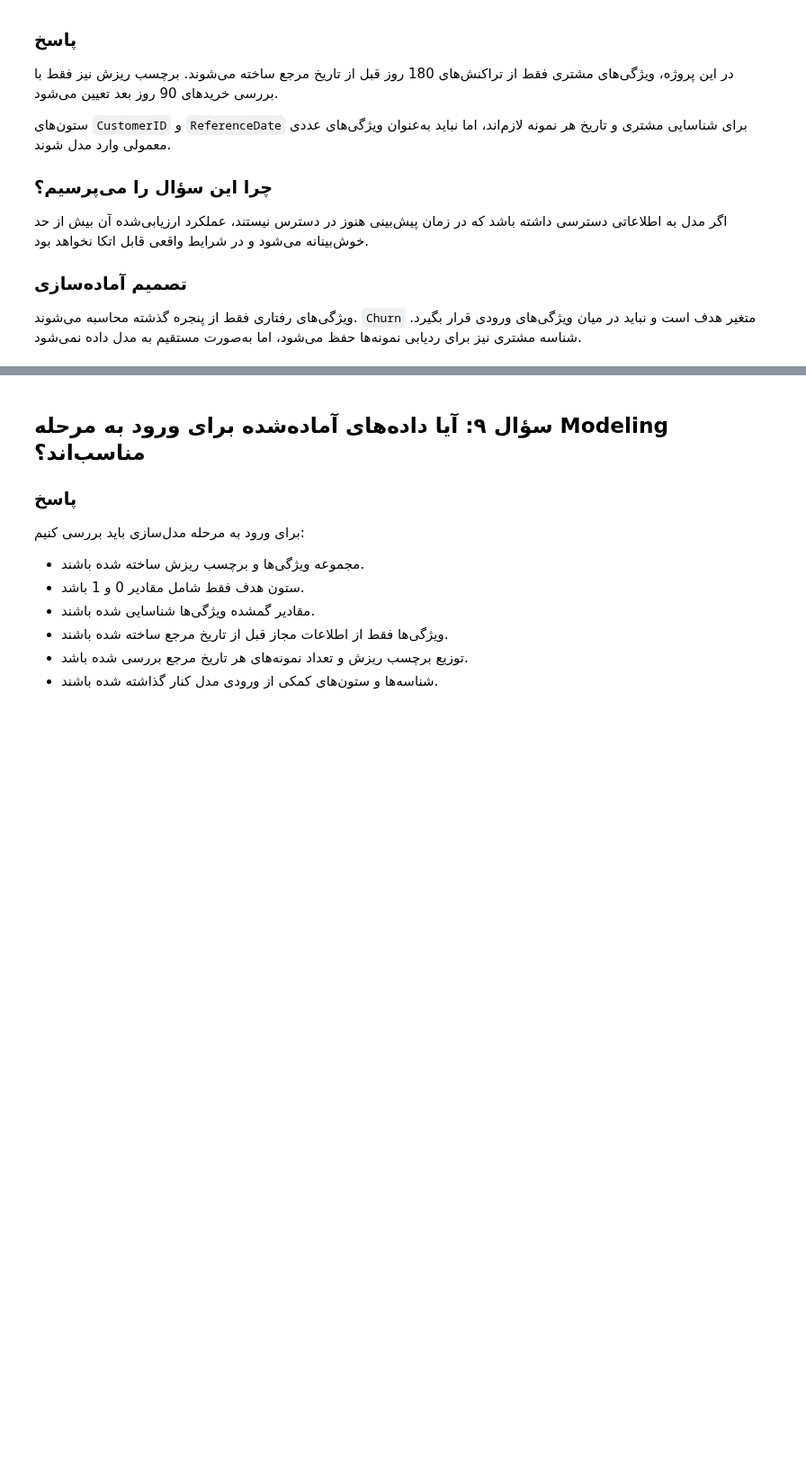
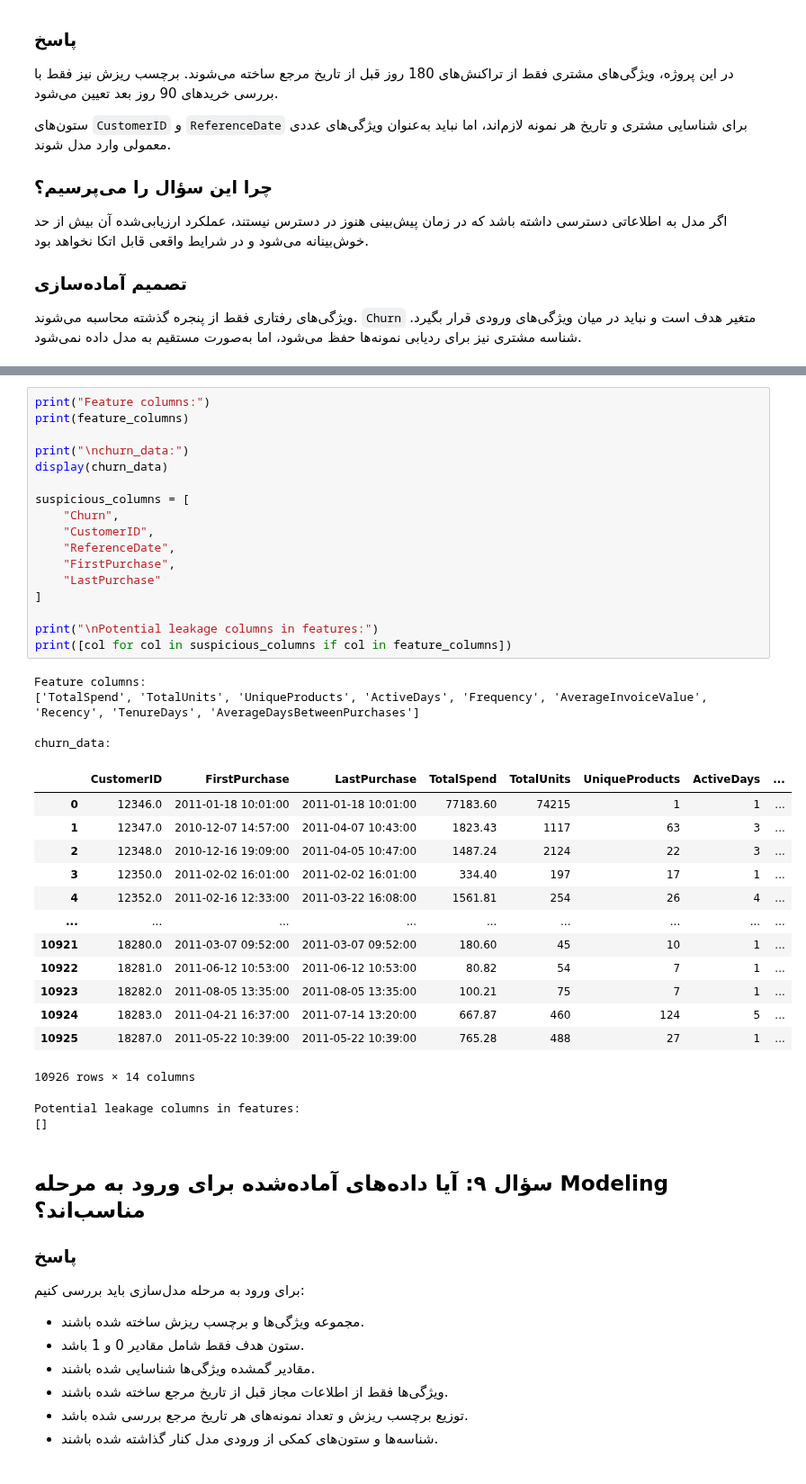
Before and after one commit to YaldaAhmadian/Online-Shop, a Jupyter notebook: 002.DataPrepration/DataPrepration.ipynb, the cells around one changed output, grey strips where cells are left out. Shown at 90% size. Drawn from its saved outputs; the diff is of its cells as text; blank space fills up the shorter version.

```diff
--- a/002.DataPrepration/DataPrepration.ipynb
+++ b/002.DataPrepration/DataPrepration.ipynb
@@ -572,6 +596,43 @@ Churn
 Features contain target: False
 Features contain CustomerID: False
 Features contain ReferenceDate: False
+# %%
+print("Feature columns:")
+print(feature_columns)
+
+print("\nchurn_data:")
+display(churn_data)
+
+suspicious_columns = [
+    "Churn",
+    "CustomerID",
+    "ReferenceDate",
+    "FirstPurchase",
+    "LastPurchase"
+]
+
+print("\nPotential leakage columns in features:")
+print([col for col in suspicious_columns if col in feature_columns])
+# %% [output]
+Feature columns:
+['TotalSpend', 'TotalUnits', 'UniqueProducts', 'ActiveDays', 'Frequency', 'AverageInvoiceValue', 'Recency', 'TenureDays', 'AverageDaysBetweenPurchases']
+
+churn_data:
+|  | CustomerID | FirstPurchase | LastPurchase | TotalSpend | TotalUnits | UniqueProducts | ActiveDays | ... |
+| 0 | 12346.0 | 2011-01-18 10:01:00 | 2011-01-18 10:01:00 | 77183.60 | 74215 | 1 | 1 | ... |
+| 1 | 12347.0 | 2010-12-07 14:57:00 | 2011-04-07 10:43:00 | 1823.43 | 1117 | 63 | 3 | ... |
+| 2 | 12348.0 | 2010-12-16 19:09:00 | 2011-04-05 10:47:00 | 1487.24 | 2124 | 22 | 3 | ... |
+| 3 | 12350.0 | 2011-02-02 16:01:00 | 2011-02-02 16:01:00 | 334.40 | 197 | 17 | 1 | ... |
+| 4 | 12352.0 | 2011-02-16 12:33:00 | 2011-03-22 16:08:00 | 1561.81 | 254 | 26 | 4 | ... |
+| ... | ... | ... | ... | ... | ... | ... | ... | ... |
+| 10921 | 18280.0 | 2011-03-07 09:52:00 | 2011-03-07 09:52:00 | 180.60 | 45 | 10 | 1 | ... |
+| 10922 | 18281.0 | 2011-06-12 10:53:00 | 2011-06-12 10:53:00 | 80.82 | 54 | 7 | 1 | ... |
+| 10923 | 18282.0 | 2011-08-05 13:35:00 | 2011-08-05 13:35:00 | 100.21 | 75 | 7 | 1 | ... |
+| 10924 | 18283.0 | 2011-04-21 16:37:00 | 2011-07-14 13:20:00 | 667.87 | 460 | 124 | 5 | ... |
+| 10925 | 18287.0 | 2011-05-22 10:39:00 | 2011-05-22 10:39:00 | 765.28 | 488 | 27 | 1 | ... |
+10926 rows × 14 columns
+Potential leakage columns in features:
+[]
 # %% [markdown]
 ## سؤال ۹: آیا داده‌های آماده‌شده برای ورود به مرحله Modeling مناسب‌اند؟
 
```
Also changed, not shown: parts of 8 cells of this notebook, 2 other files.
